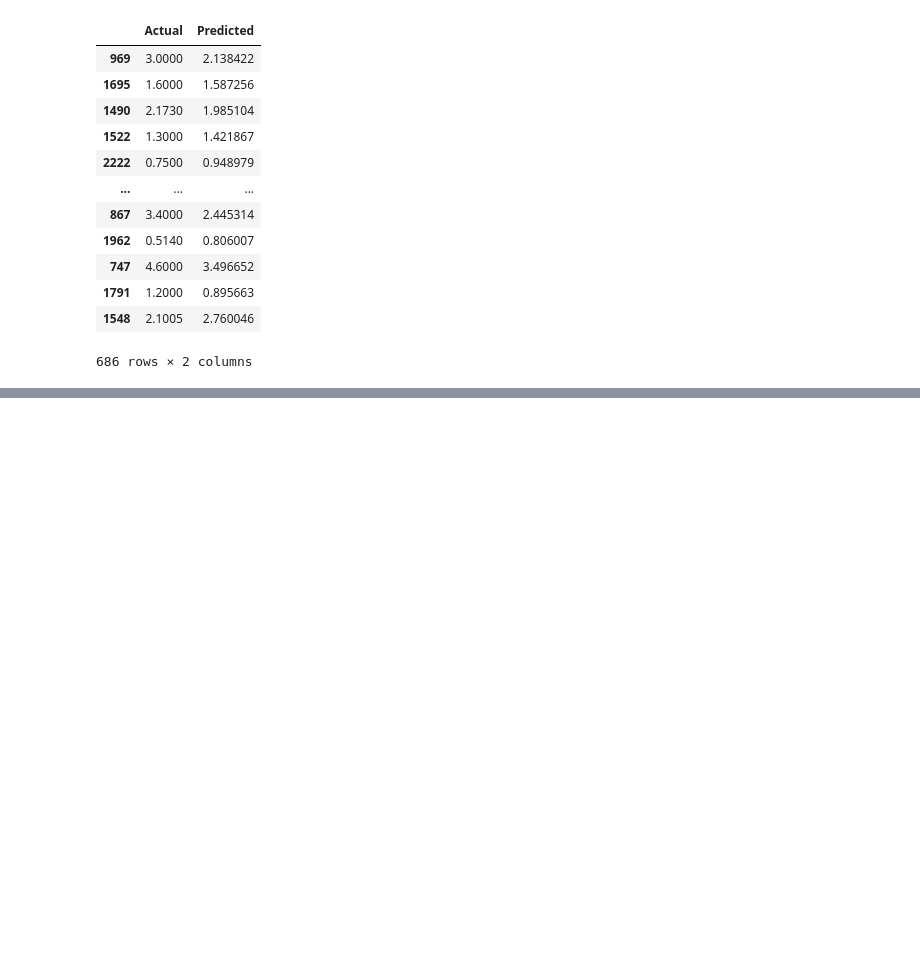
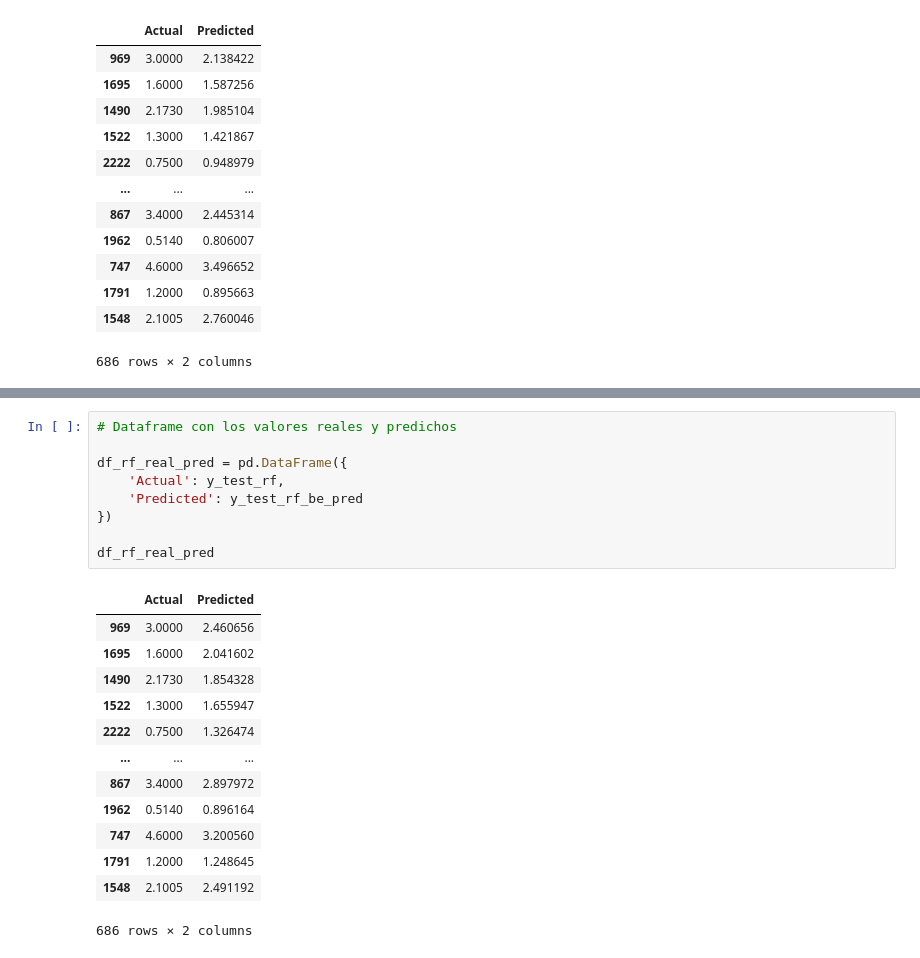
Before and after one commit to mauriciobergallo/coderhouse-datascience, a Jupyter notebook: ProyectoDS_EncuestaSalarial_BergalloMauricio.ipynb, the cells around one changed output, grey strips where cells are left out. Cells and saved outputs as stored; diff of their text form; blank space fills up the shorter version.

```diff
--- a/ProyectoDS_EncuestaSalarial_BergalloMauricio.ipynb
+++ b/ProyectoDS_EncuestaSalarial_BergalloMauricio.ipynb
@@ -921,0 +1128,23 @@ df_rf_real_pred
+# %%
+# Dataframe con los valores reales y predichos
+
+df_rf_real_pred = pd.DataFrame({
+    'Actual': y_test_rf,
+    'Predicted': y_test_rf_be_pred
+})
+
+df_rf_real_pred
+# %% [output]
+|  | Actual | Predicted |
+| 969 | 3.0000 | 2.460656 |
+| 1695 | 1.6000 | 2.041602 |
+| 1490 | 2.1730 | 1.854328 |
+| 1522 | 1.3000 | 1.655947 |
+| 2222 | 0.7500 | 1.326474 |
+| ... | ... | ... |
+| 867 | 3.4000 | 2.897972 |
+| 1962 | 0.5140 | 0.896164 |
+| 747 | 4.6000 | 3.200560 |
+| 1791 | 1.2000 | 1.248645 |
+| 1548 | 2.1005 | 2.491192 |
+686 rows × 2 columns
```
Also changed, not shown: parts of 28 cells of this notebook, 1 other file.
